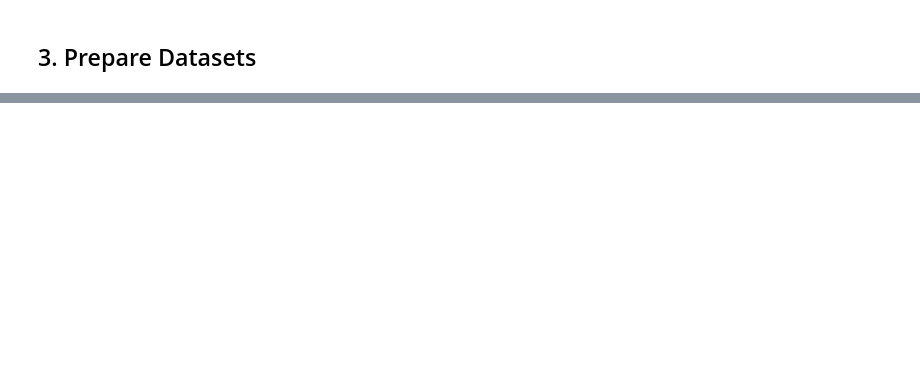
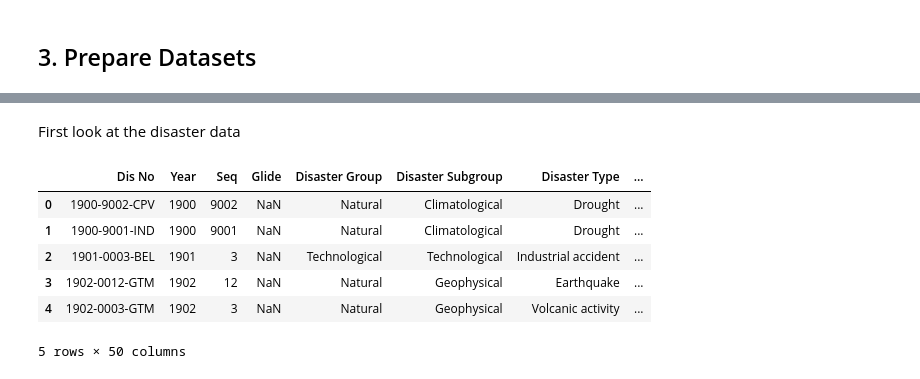
Before and after one commit to lukiwieser/natural-disasters-and-climate-change, a Jupyter notebook: main.ipynb, the cells around one changed output, grey strips where cells are left out. Drawn from its saved outputs; the diff is of its cells as text; code cells hidden in the pictures; blank space fills up the shorter version.

```diff
--- a/main.ipynb
+++ b/main.ipynb
@@ -370,0 +400,12 @@ Maybe separate heading?
+# %% [markdown]
+First look at the disaster data
+# %%
+dis.head()
+# %% [output]
+|  | Dis No | Year | Seq | Glide | Disaster Group | Disaster Subgroup | Disaster Type | ... |
+| 0 | 1900-9002-CPV | 1900 | 9002 | NaN | Natural | Climatological | Drought | ... |
+| 1 | 1900-9001-IND | 1900 | 9001 | NaN | Natural | Climatological | Drought | ... |
+| 2 | 1901-0003-BEL | 1901 | 3 | NaN | Technological | Technological | Industrial accident | ... |
+| 3 | 1902-0012-GTM | 1902 | 12 | NaN | Natural | Geophysical | Earthquake | ... |
+| 4 | 1902-0003-GTM | 1902 | 3 | NaN | Natural | Geophysical | Volcanic activity | ... |
+5 rows × 50 columns
```
Also changed, not shown: parts of 63 cells of this notebook, 1 other file.
